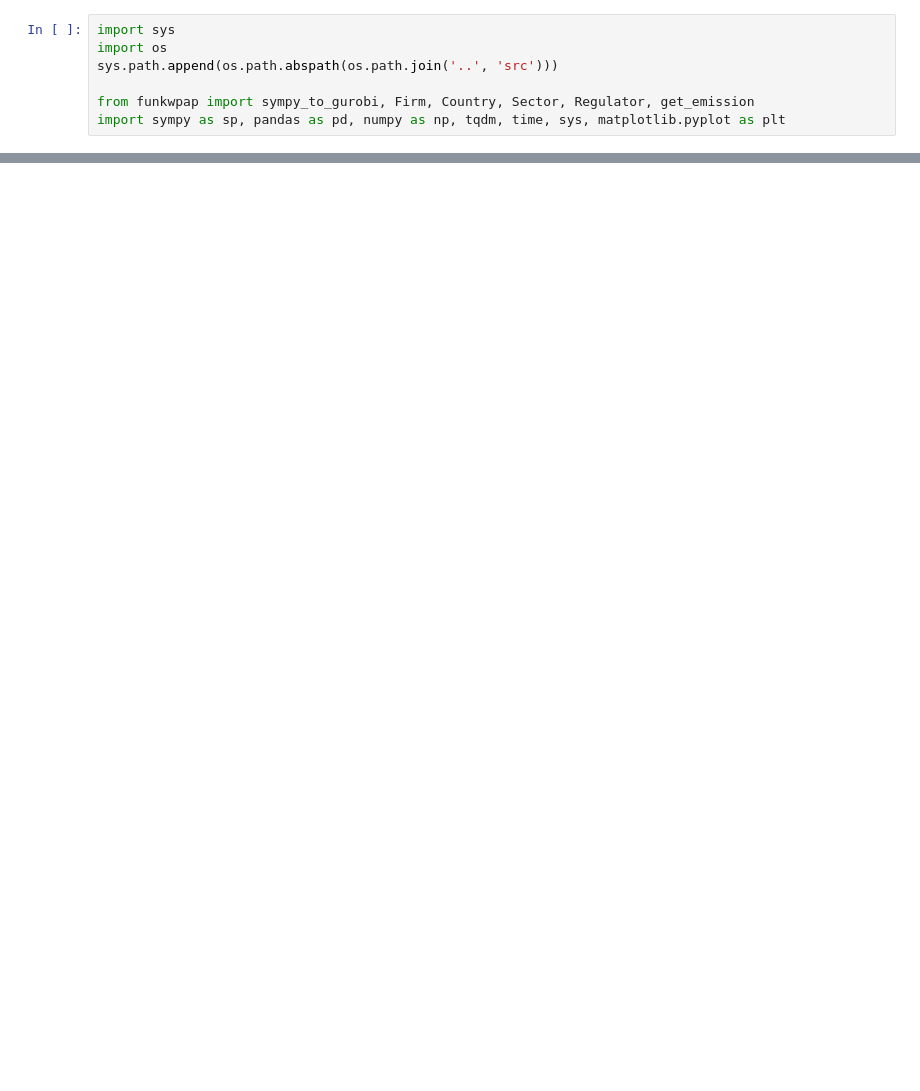
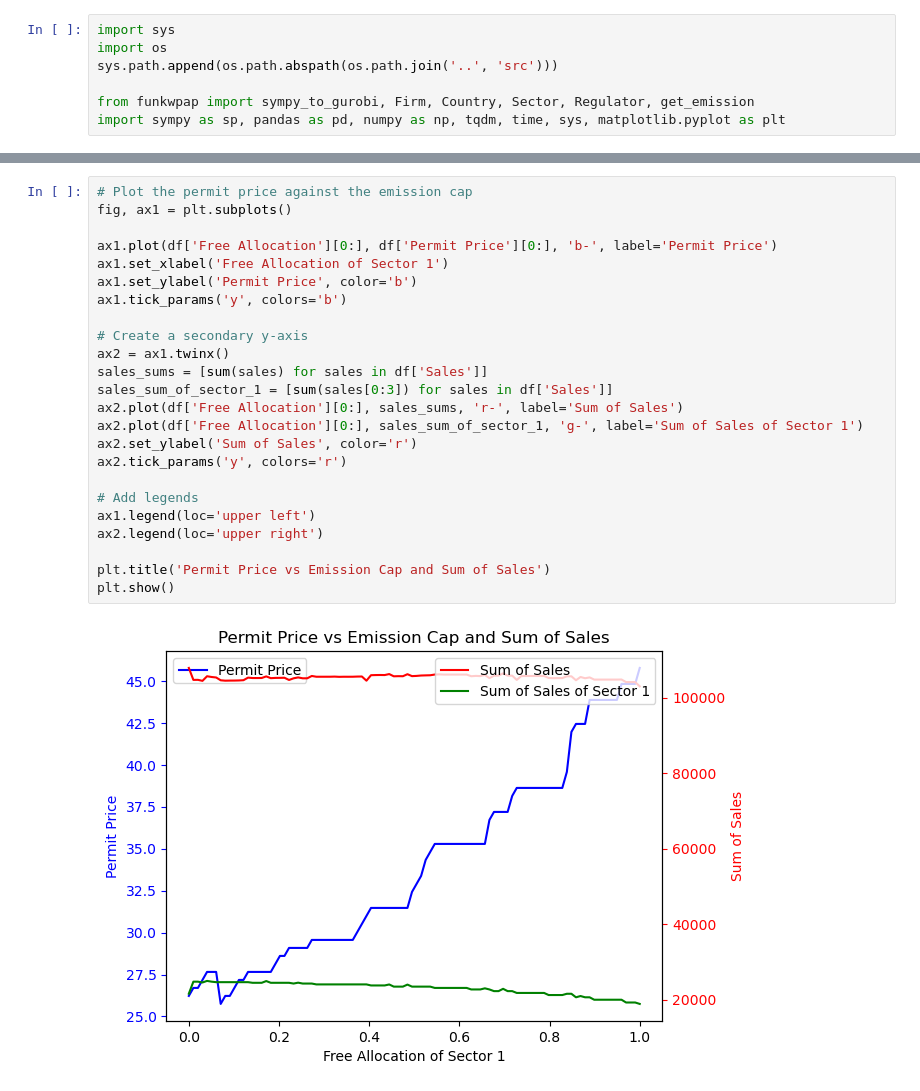
Before and after one commit to kwpap/Diplomatiki_kwpap_step_1, a Jupyter notebook: 2024 Project v2/notebook/07_visualization_of_first_problems.ipynb, the cells around one changed output, grey strips where cells are left out. Cells and saved outputs as stored; diff of their text form; blank space fills up the shorter version.

```diff
--- a/2024 Project v2/notebook/07_visualization_of_first_problems.ipynb
+++ b/2024 Project v2/notebook/07_visualization_of_first_problems.ipynb
@@ -115,0 +145,26 @@ Name: Permit Price, Length: 69, dtype: float64
+# %%
+# Plot the permit price against the emission cap
+fig, ax1 = plt.subplots()
+
+ax1.plot(df['Free Allocation'][0:], df['Permit Price'][0:], 'b-', label='Permit Price')
+ax1.set_xlabel('Free Allocation of Sector 1')
+ax1.set_ylabel('Permit Price', color='b')
+ax1.tick_params('y', colors='b')
+
+# Create a secondary y-axis
+ax2 = ax1.twinx()
+sales_sums = [sum(sales) for sales in df['Sales']]
+sales_sum_of_sector_1 = [sum(sales[0:3]) for sales in df['Sales']]
+ax2.plot(df['Free Allocation'][0:], sales_sums, 'r-', label='Sum of Sales')
+ax2.plot(df['Free Allocation'][0:], sales_sum_of_sector_1, 'g-', label='Sum of Sales of Sector 1')
+ax2.set_ylabel('Sum of Sales', color='r')
+ax2.tick_params('y', colors='r')
+
+# Add legends
+ax1.legend(loc='upper left')
+ax2.legend(loc='upper right')
+
+plt.title('Permit Price vs Emission Cap and Sum of Sales')
+plt.show()
+# %% [output]
+[figure, added]
```
Also changed, not shown: parts of 5 cells of this notebook, 4 other files.
